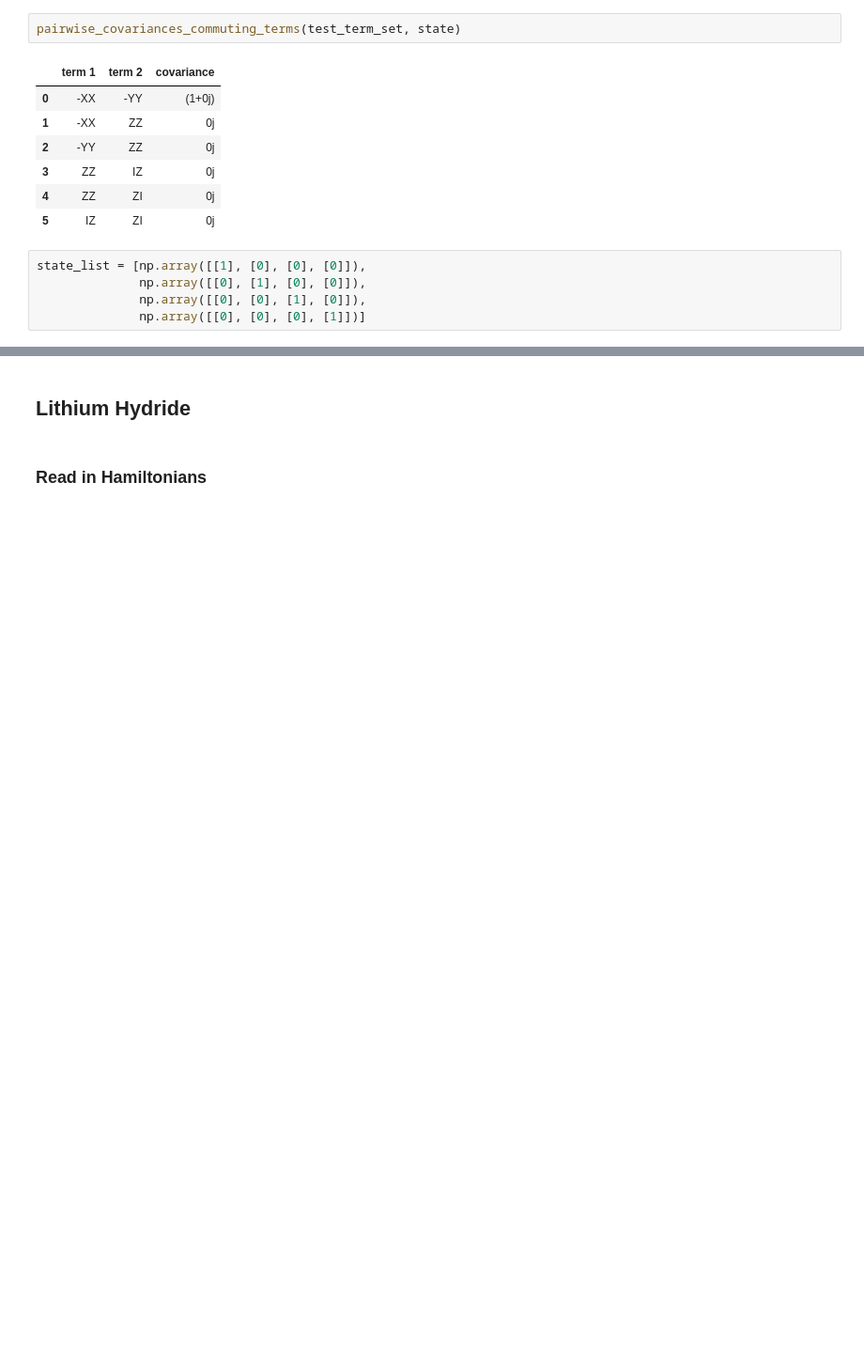
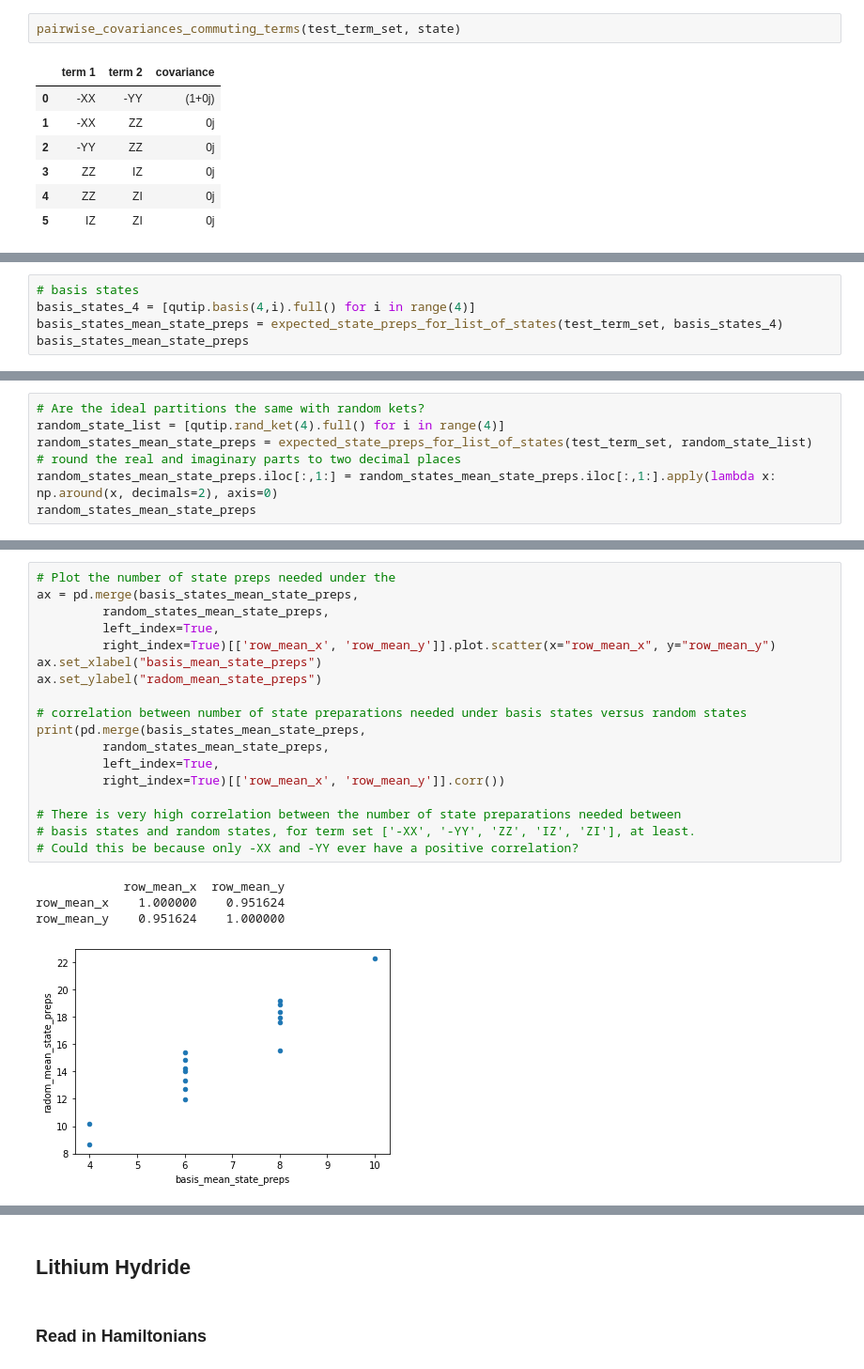
Before and after one commit to teaguetomesh/vqe-term-grouping, a Jupyter notebook: hamiltonian_statistics.ipynb, the cells around one changed output, grey strips where cells are left out. Shown: that part at 94% size. Drawn from its saved outputs; the diff is of its cells as text; blank space fills up the shorter version.

Commit message:
does the # of correlating terms affect the amount of alignment of state preps needed between basis states and random states?

```diff
--- a/hamiltonian_statistics.ipynb
+++ b/hamiltonian_statistics.ipynb
@@ -356,8 +356,3 @@ pairwise_covariances_commuting_terms(test_term_set, state)
 | 3 | ZZ | IZ | 0j |
 | 4 | ZZ | ZI | 0j |
 | 5 | IZ | ZI | 0j |
-# %%
-state_list = [np.array([[1], [0], [0], [0]]),
-              np.array([[0], [1], [0], [0]]),
-              np.array([[0], [0], [1], [0]]),
-              np.array([[0], [0], [0], [1]])]
@@ -363,0 +390,5 @@ state_list = [np.array([[1], [0], [0], [0]]),
+# %%
+# basis states
+basis_states_4 = [qutip.basis(4,i).full() for i in range(4)]
+basis_states_mean_state_preps = expected_state_preps_for_list_of_states(test_term_set, basis_states_4)
+basis_states_mean_state_preps
@@ -363,0 +413,7 @@ state_list = [np.array([[1], [0], [0], [0]]),
+# %%
+# Are the ideal partitions the same with random kets?
+random_state_list = [qutip.rand_ket(4).full() for i in range(4)]
+random_states_mean_state_preps = expected_state_preps_for_list_of_states(test_term_set, random_state_list)
+# round the real and imaginary parts to two decimal places
+random_states_mean_state_preps.iloc[:,1:] = random_states_mean_state_preps.iloc[:,1:].apply(lambda x: np.around(x, decimals=2), axis=0)
+random_states_mean_state_preps
@@ -363,0 +438,23 @@ state_list = [np.array([[1], [0], [0], [0]]),
+# %%
+# Plot the number of state preps needed under the
+ax = pd.merge(basis_states_mean_state_preps,
+         random_states_mean_state_preps,
+         left_index=True,
+         right_index=True)[['row_mean_x', 'row_mean_y']].plot.scatter(x="row_mean_x", y="row_mean_y")
+ax.set_xlabel("basis_mean_state_preps")
+ax.set_ylabel("radom_mean_state_preps")
+
+# correlation between number of state preparations needed under basis states versus random states
+print(pd.merge(basis_states_mean_state_preps,
+         random_states_mean_state_preps,
+         left_index=True,
+         right_index=True)[['row_mean_x', 'row_mean_y']].corr())
+
+# There is very high correlation between the number of state preparations needed between
+# basis states and random states, for term set ['-XX', '-YY', 'ZZ', 'IZ', 'ZI'], at least.
+# Could this be because only -XX and -YY ever have a positive correlation?
+# %% [output]
+            row_mean_x  row_mean_y
+row_mean_x    1.000000    0.951624
+row_mean_y    0.951624    1.000000
+[figure, added]
```
Also changed, not shown: parts of 24 cells of this notebook.
